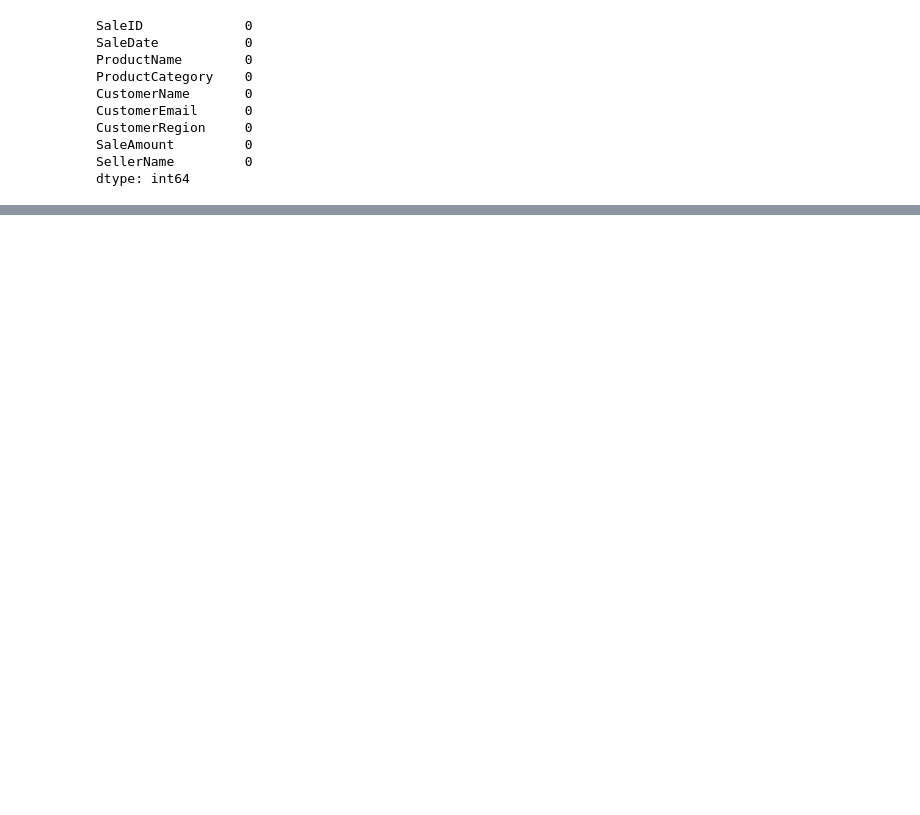
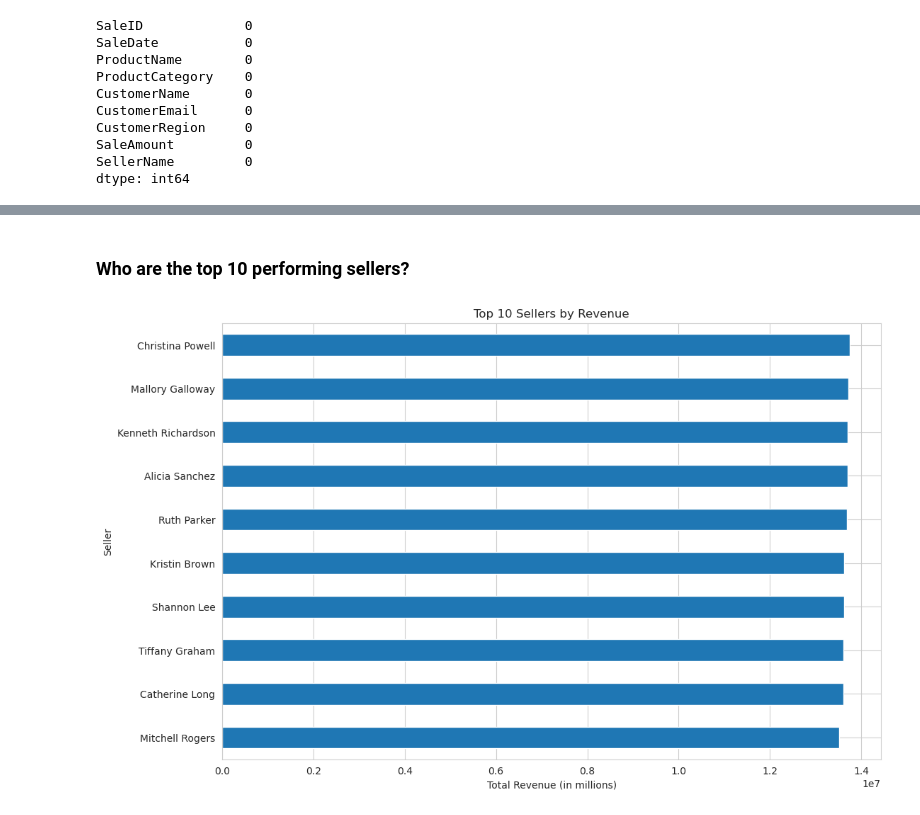
Before and after one commit to OscarBit/sales-analytics-system, a Jupyter notebook: sales_analysis.ipynb, the cells around one changed output, grey strips where cells are left out. Saved outputs shown, nothing was run; the diff lists cells and outputs as text; code cells hidden in the pictures; blank space fills up the shorter version.

```diff
--- a/sales_analysis.ipynb
+++ b/sales_analysis.ipynb
@@ -97,0 +139,14 @@ dtype: int64
+# %% [markdown]
+### Who are the top 10 performing sellers?
+# %%
+# Group by seller, sum the sales, and get the top 10
+top_sellers = df.groupby('SellerName')['SaleAmount'].sum().nlargest(10).sort_values(ascending=True)
+
+# Create the plot
+plt.figure(figsize=(12, 8))
+top_sellers.plot(kind='barh', title='Top 10 Sellers by Revenue')
+plt.xlabel('Total Revenue (in millions)')
+plt.ylabel('Seller')
+plt.show()
+# %% [output]
+[figure, added]
```
Also changed, not shown: parts of 7 cells of this notebook.
